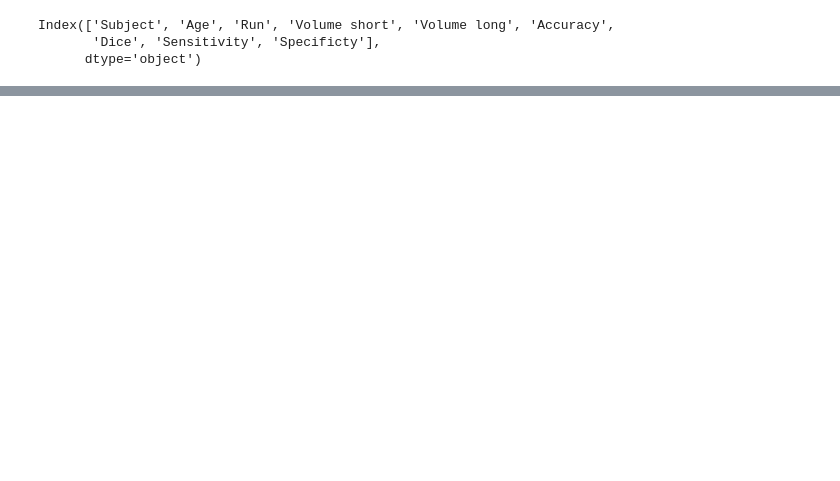
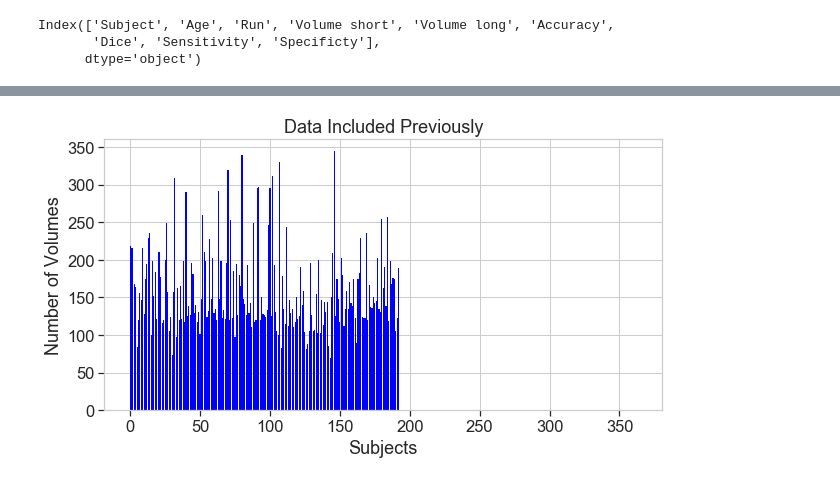
Before and after one commit to saigerutherford/fetal-code, a Jupyter notebook: figures/MakeFigures.ipynb, the cells around one changed output, grey strips where cells are left out. Cells and saved outputs as stored; diff of their text form; code cells hidden in the pictures; blank space fills up the shorter version.

```diff
--- a/figures/MakeFigures.ipynb
+++ b/figures/MakeFigures.ipynb
@@ -232,0 +171,7 @@ all_dice_plot= sns.jointplot(x=yale_dice["Age"], y=yale_dice["Dice"], kind="reg"
+# %%
+motionFD1 = pd.read_csv('../../../Desktop/Work/fetal_motion/merged1.csv')
+motionFD09 = pd.read_csv('../../../Desktop/Work/fetal_motion/merged09.csv')
+motionFD08 = pd.read_csv('../../../Desktop/Work/fetal_motion/merged08.csv')
+motionFD07 = pd.read_csv('../../../Desktop/Work/fetal_motion/merged07.csv')
+motionFD06 = pd.read_csv('../../../Desktop/Work/fetal_motion/merged06.csv')
+motionFD05 = pd.read_csv('../../../Desktop/Work/fetal_motion/merged05.csv')
@@ -232,0 +207,7 @@ all_dice_plot= sns.jointplot(x=yale_dice["Age"], y=yale_dice["Dice"], kind="reg"
+# %%
+motionFD1['Old-New'] = motionFD1['Frame Count'] - motionFD1['VolumesPostCensor']
+motionFD09['Old-New'] = motionFD09['Frame Count'] - motionFD09['VolumesPostCensor']
+motionFD08['Old-New'] = motionFD08['Frame Count'] - motionFD08['VolumesPostCensor']
+motionFD07['Old-New'] = motionFD07['Frame Count'] - motionFD07['VolumesPostCensor']
+motionFD06['Old-New'] = motionFD06['Frame Count'] - motionFD06['VolumesPostCensor']
+motionFD05['Old-New'] = motionFD05['Frame Count'] - motionFD05['VolumesPostCensor']
@@ -232,0 +218,14 @@ all_dice_plot= sns.jointplot(x=yale_dice["Age"], y=yale_dice["Dice"], kind="reg"
+# %%
+plt.figure(figsize=(10,5))
+A = motionFD1['Frame Count']
+B = motionFD1['VolumesPostCensor']
+X = range(363)
+
+plt.bar(X, A, color = 'b')
+#plt.bar(X, B, color = 'r')
+plt.xlabel('Subjects')
+plt.ylabel('Number of Volumes')
+plt.title('Data Included Previously')
+plt.show()
+# %% [output]
+[figure, added]
```
Also changed, not shown: parts of 37 cells of this notebook, 23 other files.
